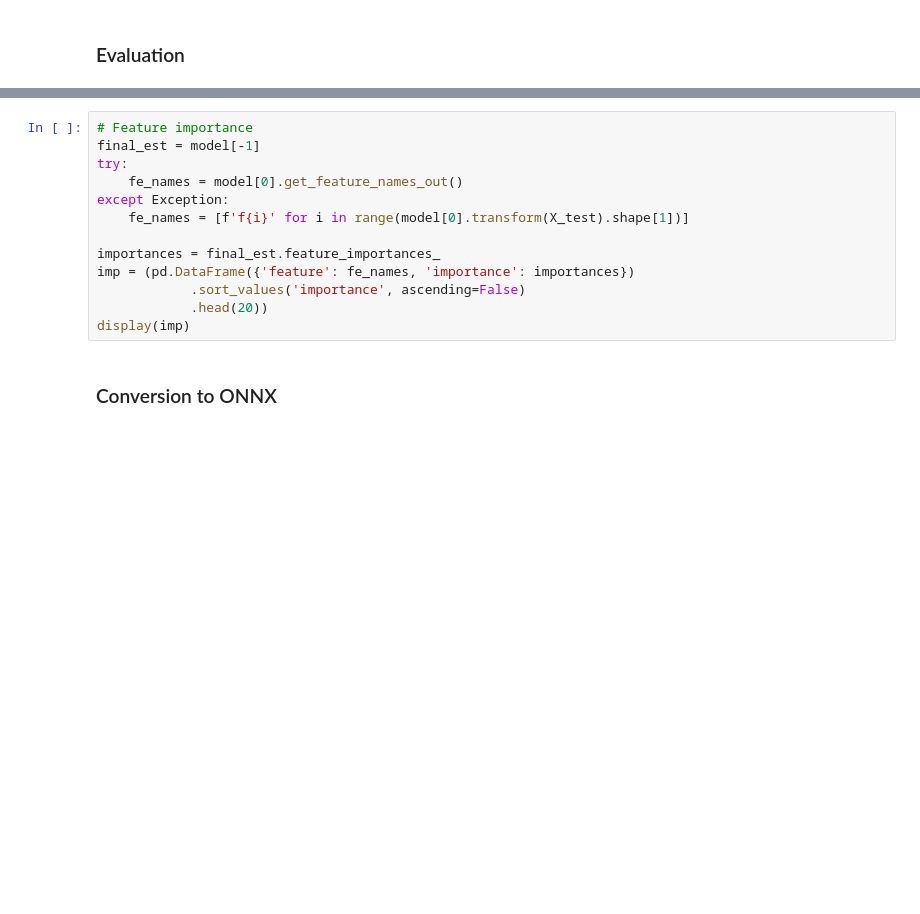
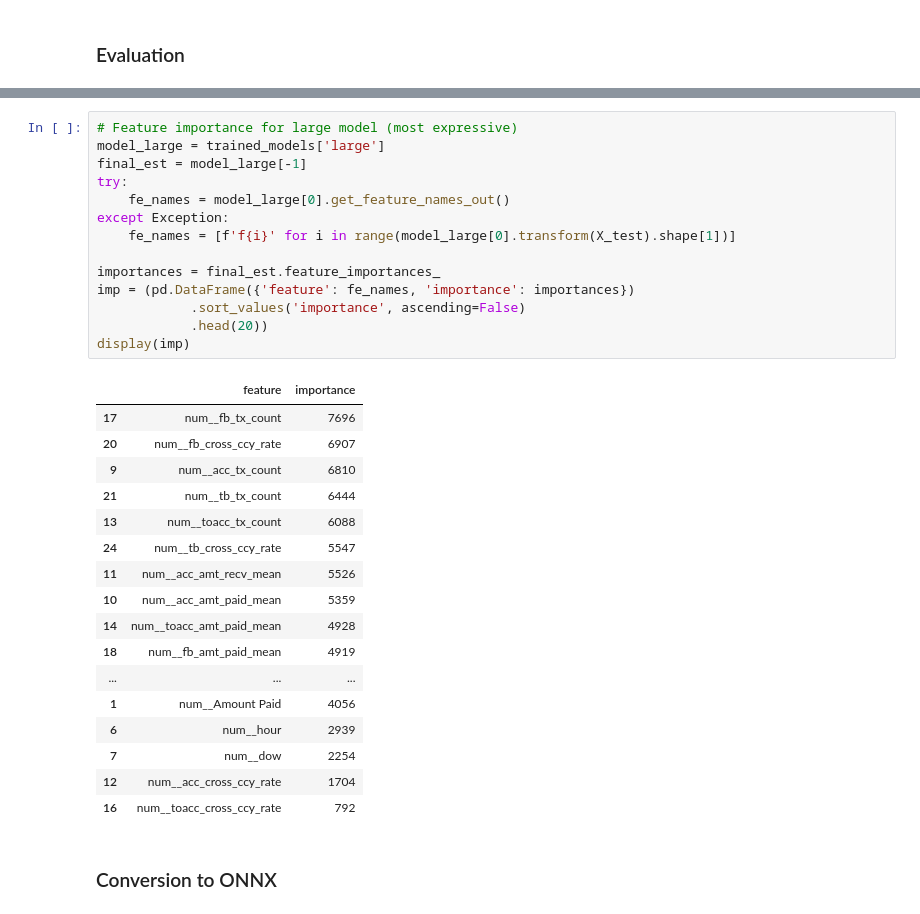
Before and after one commit to JustinPrograms/GuardianAML, a Jupyter notebook: AIModel/training-onnx.ipynb, the cells around one changed output, grey strips where cells are left out. Saved outputs shown, nothing was run; the diff lists cells and outputs as text; blank space fills up the shorter version.

```diff
--- a/AIModel/training-onnx.ipynb
+++ b/AIModel/training-onnx.ipynb
@@ -300,16 +395,35 @@ print(f'Precision@k: {p_at_k:.4f} | Recall@k: {r_at_k:.4f}')
 # %%
-# Feature importance
-final_est = model[-1]
+# Feature importance for large model (most expressive)
+model_large = trained_models['large']
+final_est = model_large[-1]
 try:
-    fe_names = model[0].get_feature_names_out()
+    fe_names = model_large[0].get_feature_names_out()
 except Exception:
-    fe_names = [f'f{i}' for i in range(model[0].transform(X_test).shape[1])]
+    fe_names = [f'f{i}' for i in range(model_large[0].transform(X_test).shape[1])]
 
 importances = final_est.feature_importances_
 imp = (pd.DataFrame({'feature': fe_names, 'importance': importances})
             .sort_values('importance', ascending=False)
             .head(20))
 display(imp)
+# %% [output]
+|  | feature | importance |
+| 17 | num__fb_tx_count | 7696 |
+| 20 | num__fb_cross_ccy_rate | 6907 |
+| 9 | num__acc_tx_count | 6810 |
+| 21 | num__tb_tx_count | 6444 |
+| 13 | num__toacc_tx_count | 6088 |
+| 24 | num__tb_cross_ccy_rate | 5547 |
+| 11 | num__acc_amt_recv_mean | 5526 |
+| 10 | num__acc_amt_paid_mean | 5359 |
+| 14 | num__toacc_amt_paid_mean | 4928 |
+| 18 | num__fb_amt_paid_mean | 4919 |
+| ... | ... | ... |
+| 1 | num__Amount Paid | 4056 |
+| 6 | num__hour | 2939 |
+| 7 | num__dow | 2254 |
+| 12 | num__acc_cross_ccy_rate | 1704 |
+| 16 | num__toacc_cross_ccy_rate | 792 |
 # %% [markdown]
 ### Conversion to ONNX
 # %%
```
Also changed, not shown: parts of 9 cells of this notebook, 9 other files.
